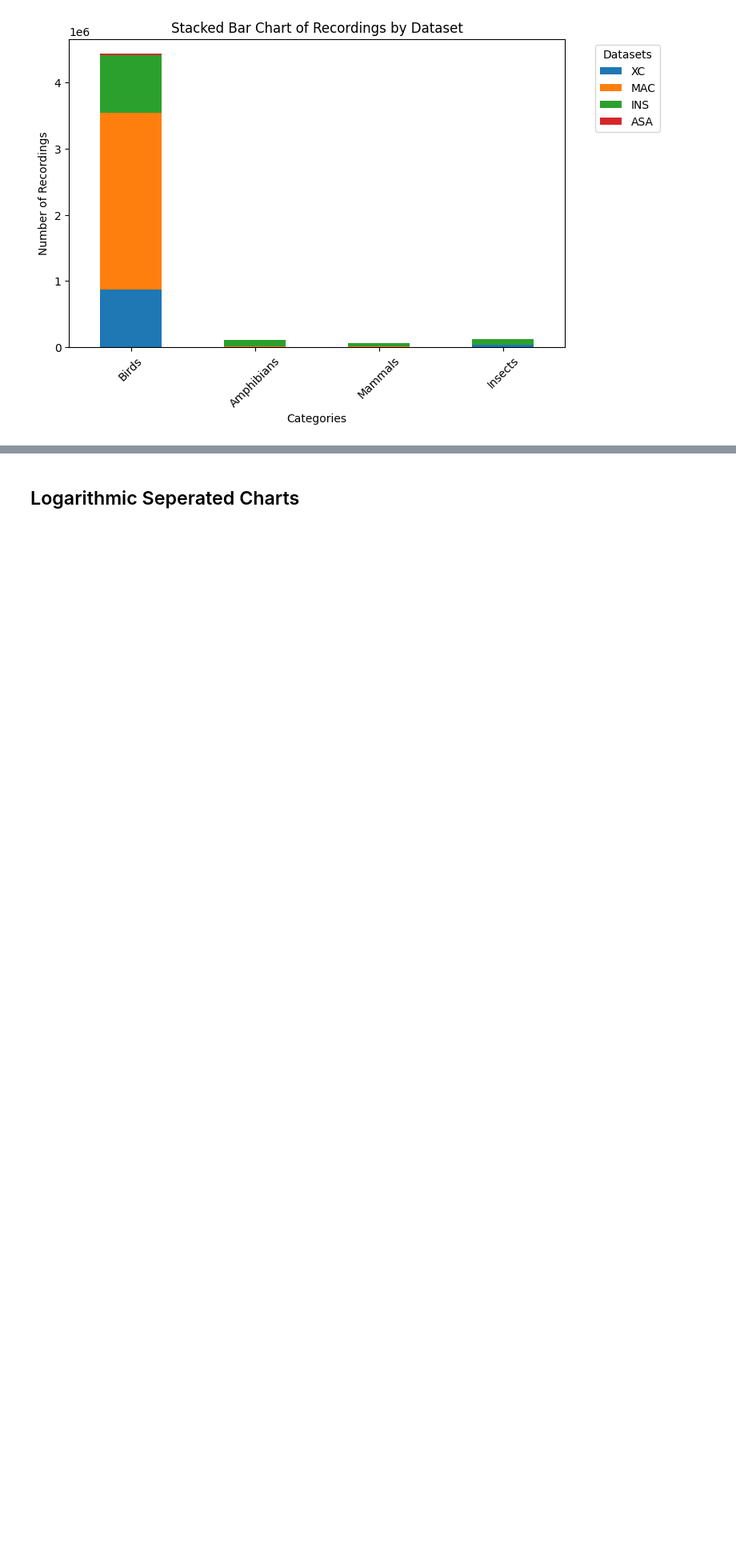
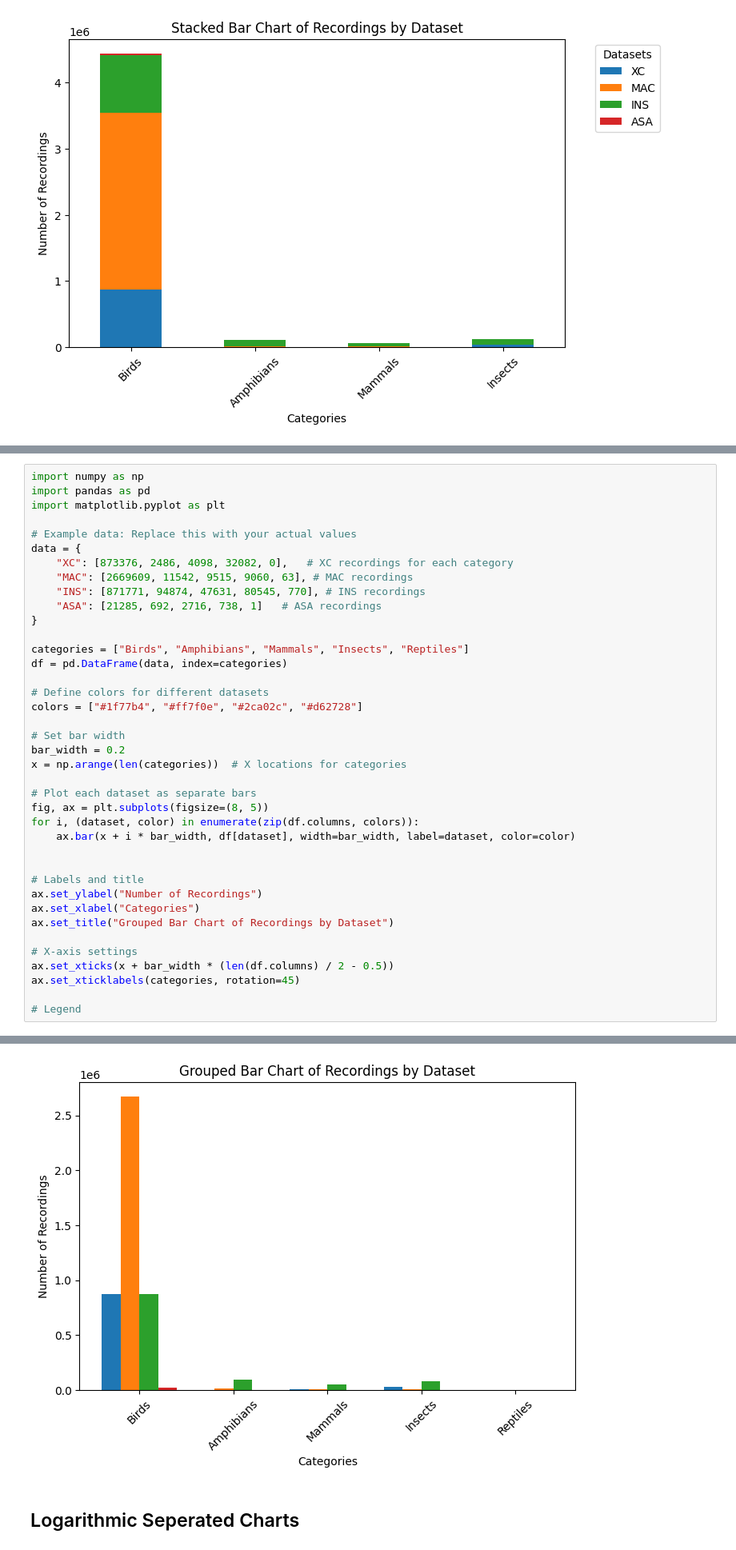
Before and after one commit to DBD-research-group/BirdSet, a Jupyter notebook: projects/biofoundation/notebooks/Dataset-Graphic.ipynb, the cells around one changed output, grey strips where cells are left out. Shown at 80% size. Saved outputs shown, nothing was run; the diff lists cells and outputs as text; blank space fills up the shorter version.

Commit message:
add non logarithmic seperated chart

```diff
--- a/projects/biofoundation/notebooks/Dataset-Graphic.ipynb
+++ b/projects/biofoundation/notebooks/Dataset-Graphic.ipynb
@@ -42,0 +45,40 @@ plt.show()
+# %%
+import numpy as np
+import pandas as pd
+import matplotlib.pyplot as plt
+
+# Example data: Replace this with your actual values
+data = {
+    "XC": [873376, 2486, 4098, 32082, 0],   # XC recordings for each category
+    "MAC": [2669609, 11542, 9515, 9060, 63], # MAC recordings
+    "INS": [871771, 94874, 47631, 80545, 770], # INS recordings
+    "ASA": [21285, 692, 2716, 738, 1]   # ASA recordings
+}
+
+categories = ["Birds", "Amphibians", "Mammals", "Insects", "Reptiles"]
+df = pd.DataFrame(data, index=categories)
+
+# Define colors for different datasets
+colors = ["#1f77b4", "#ff7f0e", "#2ca02c", "#d62728"]
+
+# Set bar width
+bar_width = 0.2
+x = np.arange(len(categories))  # X locations for categories
+
+# Plot each dataset as separate bars
+fig, ax = plt.subplots(figsize=(8, 5))
+for i, (dataset, color) in enumerate(zip(df.columns, colors)):
+    ax.bar(x + i * bar_width, df[dataset], width=bar_width, label=dataset, color=color)
+
+
+# Labels and title
+ax.set_ylabel("Number of Recordings")
+ax.set_xlabel("Categories")
+ax.set_title("Grouped Bar Chart of Recordings by Dataset")
+
+# X-axis settings
+ax.set_xticks(x + bar_width * (len(df.columns) / 2 - 0.5))
+ax.set_xticklabels(categories, rotation=45)
+
+# Legend
+# %% [output]
@@ -43,3 +90,4 @@ plt.show()
+[figure, added]
 # %% [markdown]
 ## Logarithmic Seperated Charts
 # %%
```
Also changed, not shown: parts of 2 cells of this notebook.
